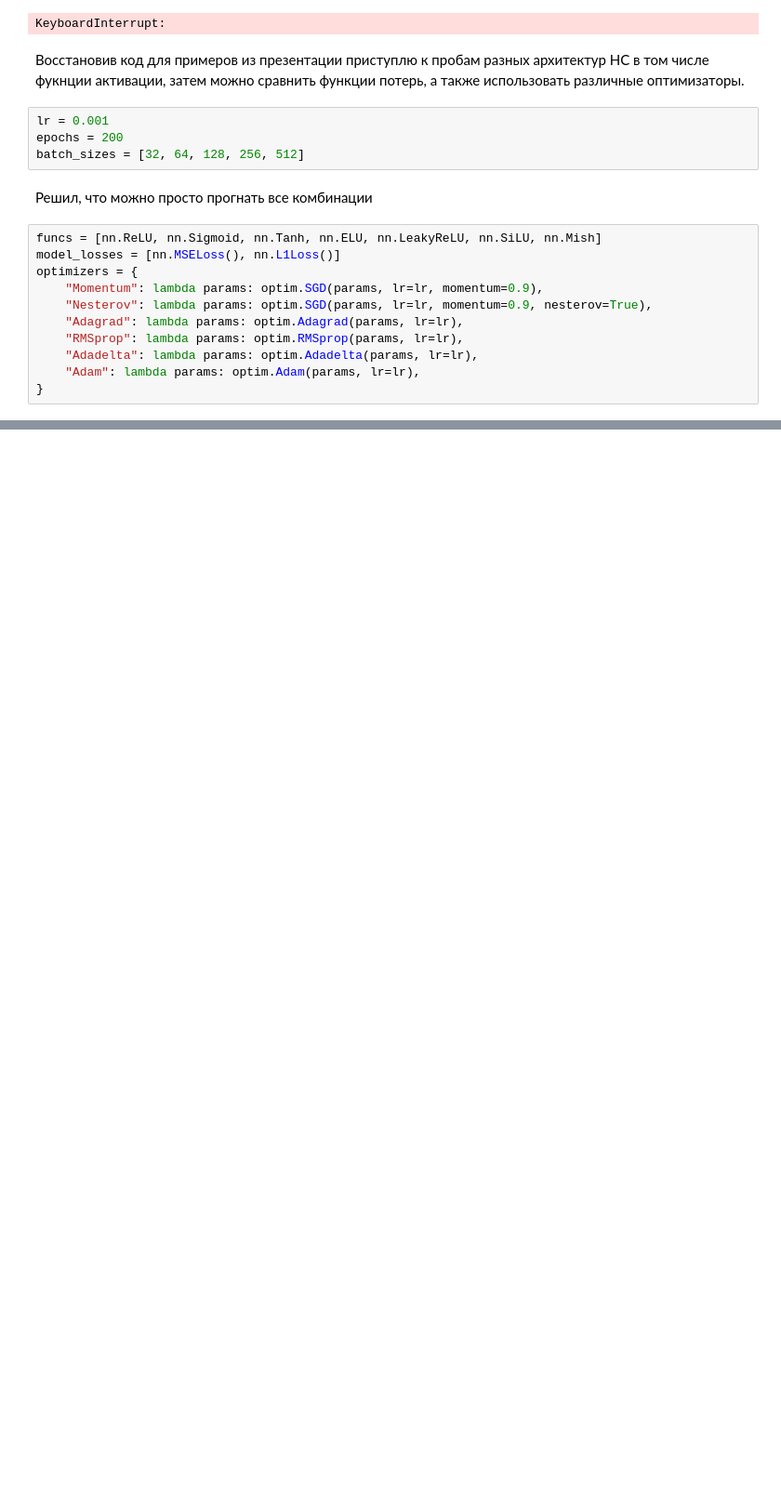
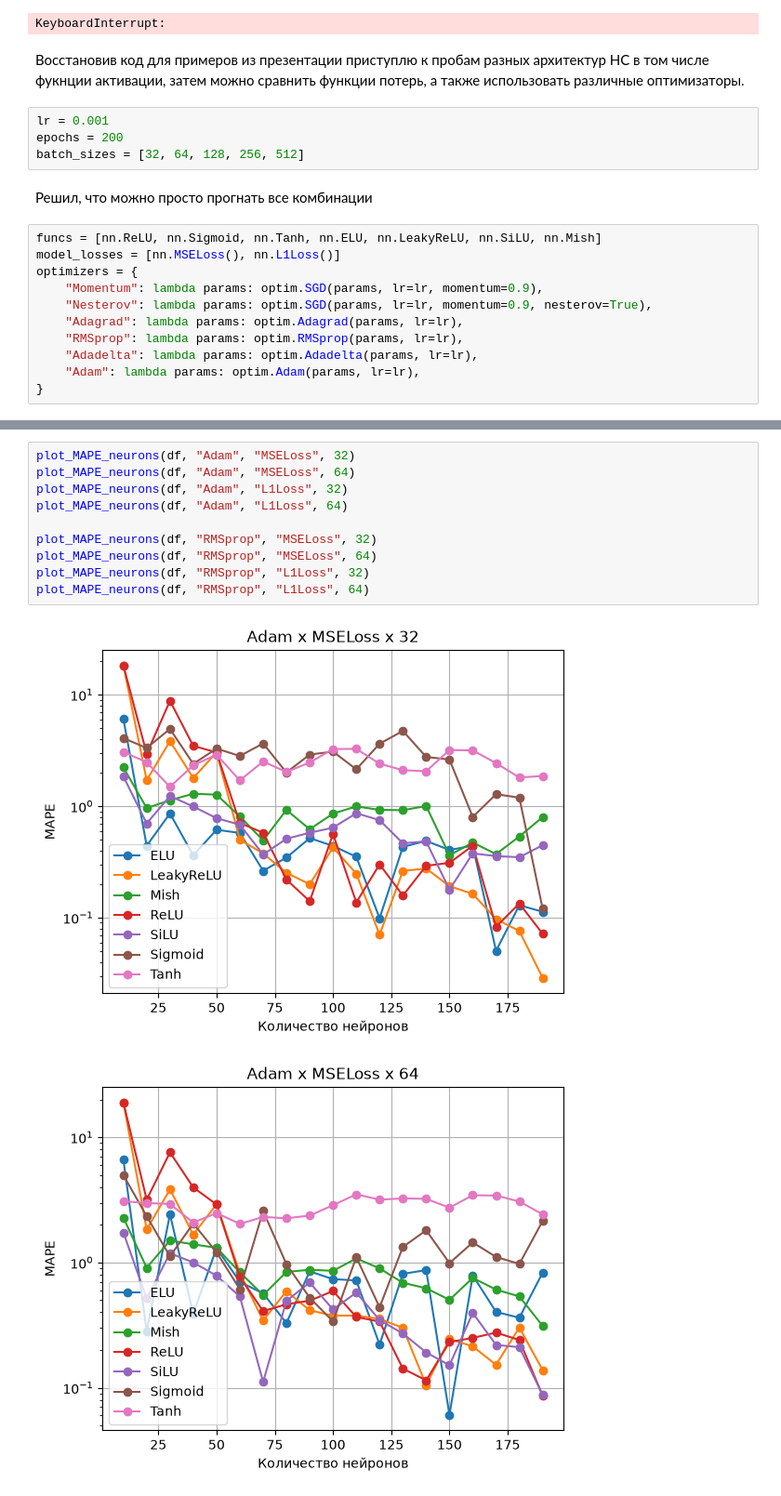
Before and after one commit to surious-type/neural-networks-course, a Jupyter notebook: Task02/task02.ipynb, the cells around one changed output, grey strips where cells are left out. Shown at 93% size. Drawn from its saved outputs; the diff is of its cells as text; blank space fills up the shorter version.

```diff
--- a/Task02/task02.ipynb
+++ b/Task02/task02.ipynb
@@ -318,0 +360,13 @@ KeyboardInterrupt:
+# %%
+plot_MAPE_neurons(df, "Adam", "MSELoss", 32)
+plot_MAPE_neurons(df, "Adam", "MSELoss", 64)
+plot_MAPE_neurons(df, "Adam", "L1Loss", 32)
+plot_MAPE_neurons(df, "Adam", "L1Loss", 64)
+
+plot_MAPE_neurons(df, "RMSprop", "MSELoss", 32)
+plot_MAPE_neurons(df, "RMSprop", "MSELoss", 64)
+plot_MAPE_neurons(df, "RMSprop", "L1Loss", 32)
+plot_MAPE_neurons(df, "RMSprop", "L1Loss", 64)
+# %% [output]
+[figure, added]
+[figure, added]
```
Also changed, not shown: parts of 22 cells of this notebook, 9 other files.
